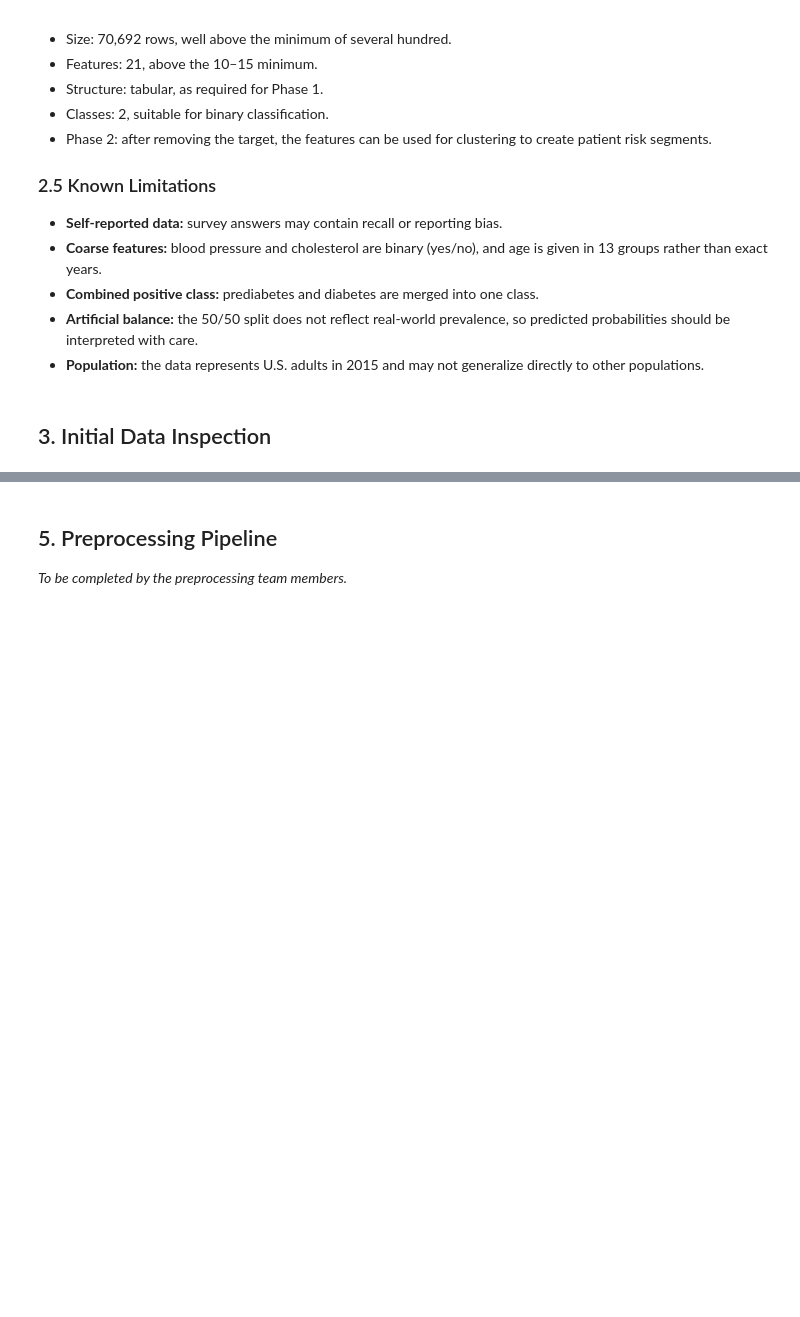
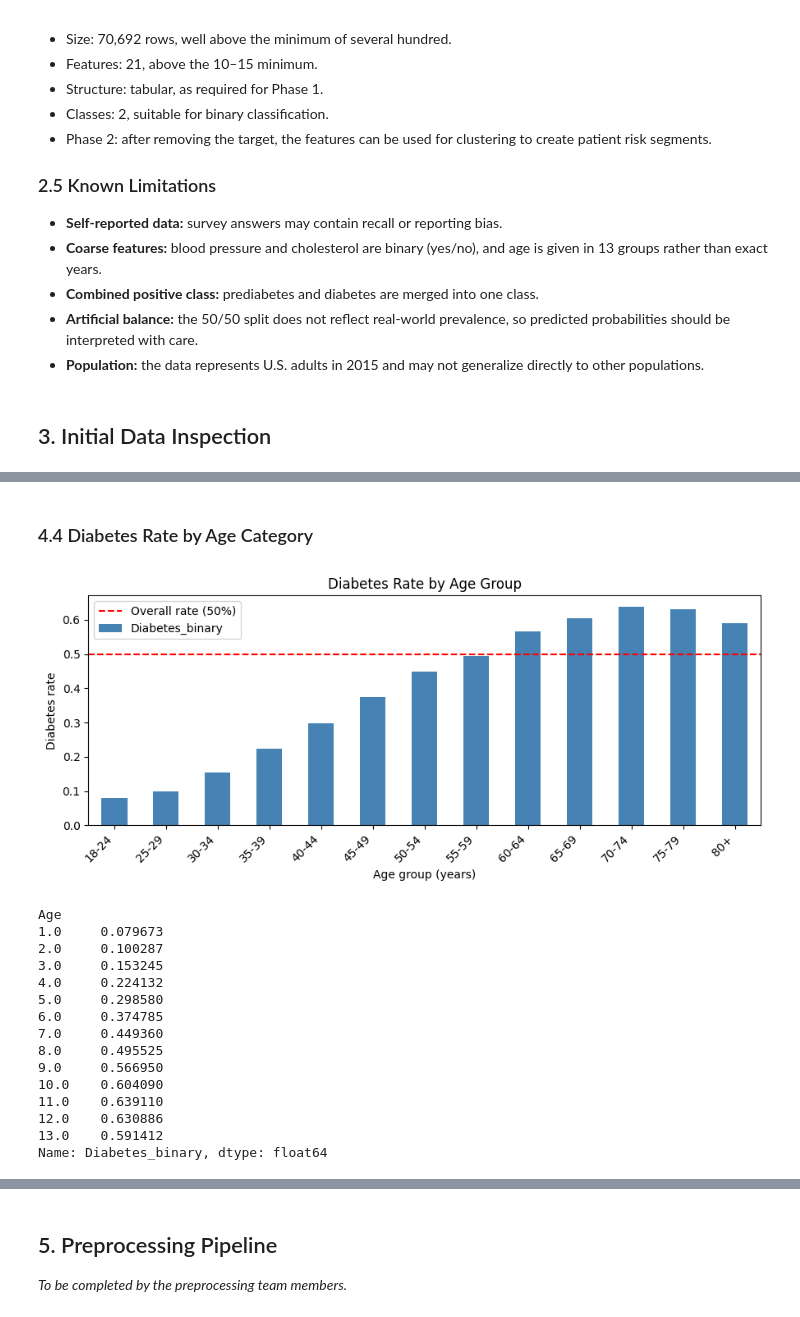
Before and after one commit to DeemaAlhudaithi/SW485-Project-Group3, a Jupyter notebook: Phase1_Data_Exploration.ipynb, the cells around one changed output, grey strips where cells are left out. Cells and saved outputs as stored; diff of their text form; code cells hidden in the pictures; blank space fills up the shorter version.

```diff
--- a/Phase1_Data_Exploration.ipynb
+++ b/Phase1_Data_Exploration.ipynb
@@ -93,0 +204,37 @@ _To be completed by the EDA team members._
+# %% [markdown]
+### 4.4 Diabetes Rate by Age Category
+# %%
+age_labels = ["18-24", "25-29", "30-34", "35-39", "40-44", "45-49", "50-54",
+              "55-59", "60-64", "65-69", "70-74", "75-79", "80+"]
+
+plt.figure(figsize=(9, 4))
+age_rate = df.groupby("Age")["Diabetes_binary"].mean()
+ax = age_rate.plot(kind="bar", color="steelblue")
+ax.set_xticklabels(age_labels, rotation=45, ha="right")
+plt.ylabel("Diabetes rate")
+plt.xlabel("Age group (years)")
+plt.title("Diabetes Rate by Age Group")
+plt.axhline(0.5, color="red", linestyle="--", label="Overall rate (50%)")
+plt.legend()
+plt.tight_layout()
+plt.savefig("EDA_plots/04_age_vs_diabetes.png", dpi=150, bbox_inches="tight")
+plt.show()
+
+age_rate
+# %% [output]
+[figure, added]
+Age
+1.0     0.079673
+2.0     0.100287
+3.0     0.153245
+4.0     0.224132
+5.0     0.298580
+6.0     0.374785
+7.0     0.449360
+8.0     0.495525
+9.0     0.566950
+10.0    0.604090
+11.0    0.639110
+12.0    0.630886
+13.0    0.591412
+Name: Diabetes_binary, dtype: float64
```
Also changed, not shown: parts of 31 cells of this notebook.
